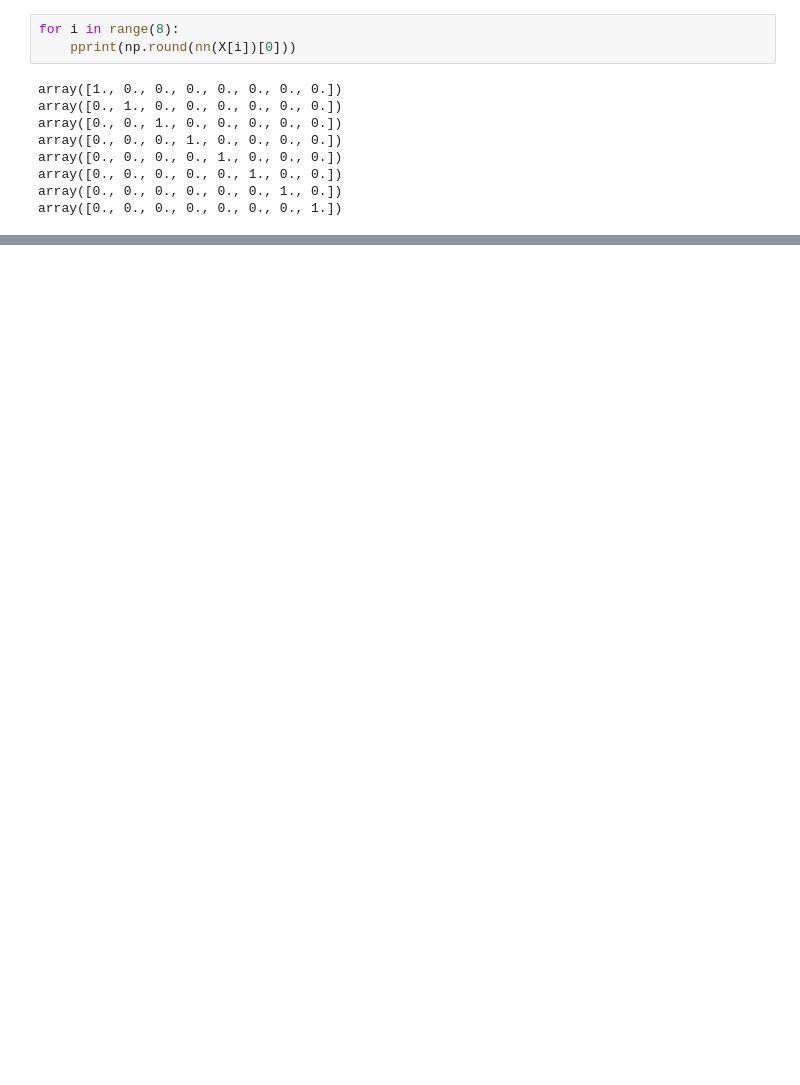
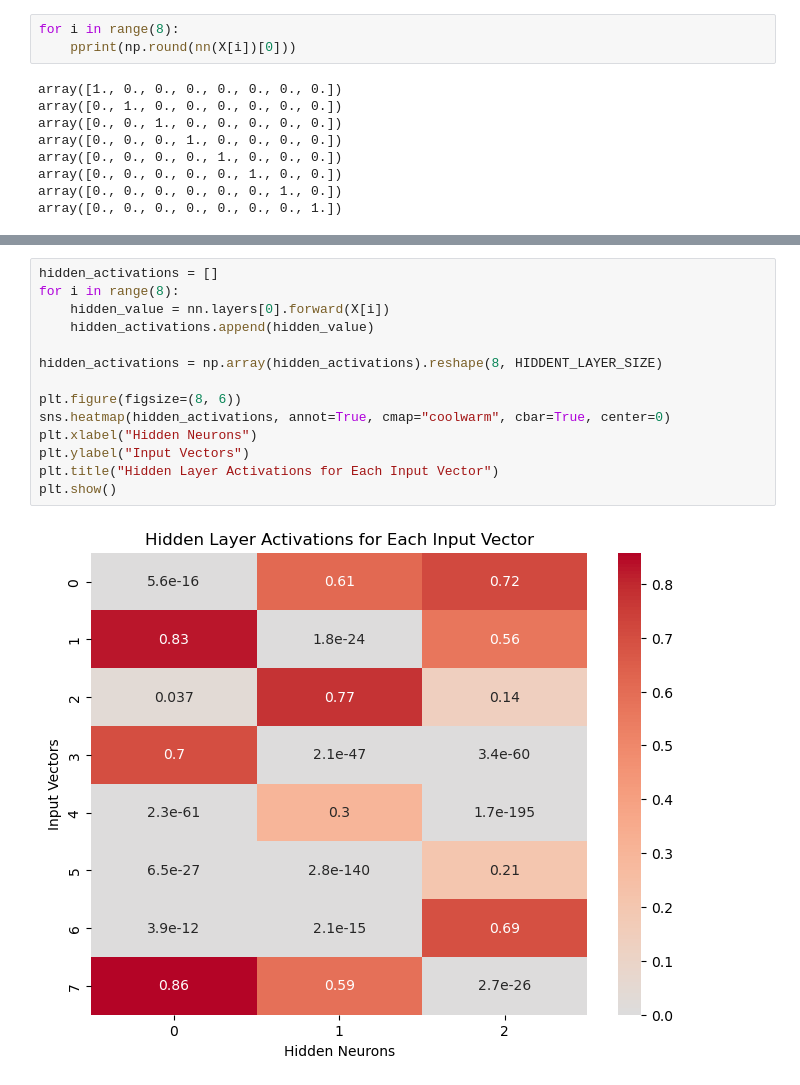
Before and after one commit to marcon21/aml_assignments, a Jupyter notebook: assignement1/assignment.ipynb, the cells around one changed output, grey strips where cells are left out. Drawn from its saved outputs; the diff is of its cells as text; blank space fills up the shorter version.

```diff
--- a/assignement1/assignment.ipynb
+++ b/assignement1/assignment.ipynb
@@ -130,0 +204,16 @@ array([0.  , 0.02, 0.  , 0.95, 0.01, 0.01, 0.  , 0.02])
+# %%
+hidden_activations = []
+for i in range(8):
+    hidden_value = nn.layers[0].forward(X[i])
+    hidden_activations.append(hidden_value)
+
+hidden_activations = np.array(hidden_activations).reshape(8, HIDDENT_LAYER_SIZE)
+
+plt.figure(figsize=(8, 6))
+sns.heatmap(hidden_activations, annot=True, cmap="coolwarm", cbar=True, center=0)
+plt.xlabel("Hidden Neurons")
+plt.ylabel("Input Vectors")
+plt.title("Hidden Layer Activations for Each Input Vector")
+plt.show()
+# %% [output]
+[figure, added]
```
Also changed, not shown: parts of 13 cells of this notebook, 3 other files.
